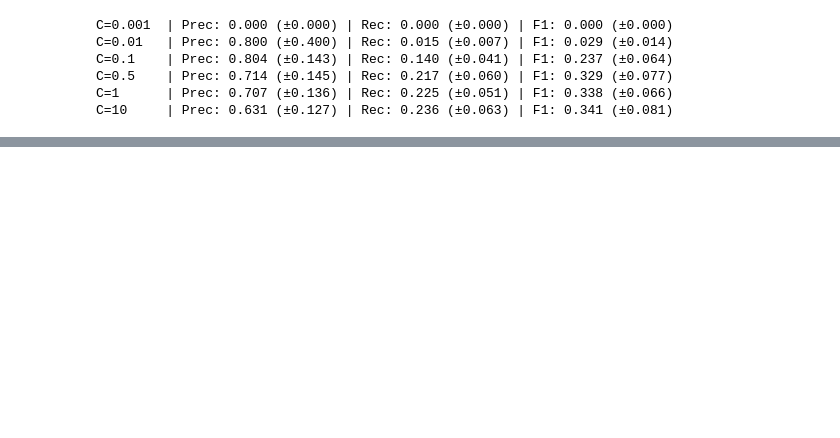
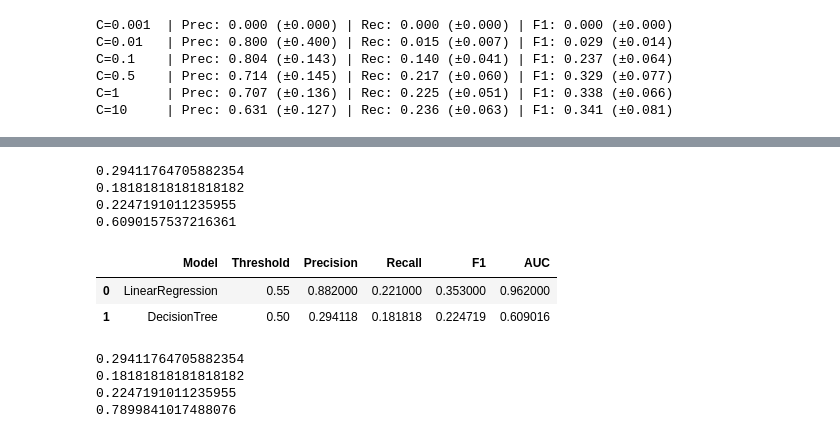
Before and after one commit to MasterGino7/MLZC2026MidTermProject, a Jupyter notebook: Credit Card Fraud Detection.ipynb, the cells around one changed output, grey strips where cells are left out. Saved outputs shown, nothing was run; the diff lists cells and outputs as text; code cells hidden in the pictures; blank space fills up the shorter version.

```diff
--- a/Credit Card Fraud Detection.ipynb
+++ b/Credit Card Fraud Detection.ipynb
@@ -468,0 +612,23 @@ C=10     | Prec: 0.631 (±0.127) | Rec: 0.236 (±0.063) | F1: 0.341 (±0.081)
+# %%
+y_pred = dt.predict(X_val_final)
+print(precision_score(y_val, y_pred, zero_division=0))
+print(recall_score(y_val, y_pred,zero_division=0))
+print(f1_score(y_val, y_pred,zero_division=0))
+print(roc_auc_score(y_val, dt.predict_proba(X_val_final)[:,1]))
+# %% [output]
+0.29411764705882354
+0.18181818181818182
+0.2247191011235955
+0.6090157537216361
+# %%
+ModelResults.loc[len(ModelResults)] = ['DecisionTree', 0.50,
+                                       precision_score(y_val, y_pred, zero_division=0),
+                                       recall_score(y_val, y_pred,zero_division=0),
+                                       f1_score(y_val, y_pred,zero_division=0),
+                                       roc_auc_score(y_val, dt.predict_proba(X_val_final)[:,1])]
+# %%
+ModelResults
+# %% [output]
+|  | Model | Threshold | Precision | Recall | F1 | AUC |
+| 0 | LinearRegression | 0.55 | 0.882000 | 0.221000 | 0.353000 | 0.962000 |
+| 1 | DecisionTree | 0.50 | 0.294118 | 0.181818 | 0.224719 | 0.609016 |
@@ -468,0 +646,13 @@ C=10     | Prec: 0.631 (±0.127) | Rec: 0.236 (±0.063) | F1: 0.341 (±0.081)
+# %%
+rf = RandomForestClassifier(n_estimators=10, random_state=1)
+rf.fit(X_train_final, y_train)
+y_pred = dt.predict(X_val_final)
+print(precision_score(y_val, y_pred, zero_division=0))
+print(recall_score(y_val, y_pred,zero_division=0))
+print(f1_score(y_val, y_pred,zero_division=0))
+print(roc_auc_score(y_val, rf.predict_proba(X_val_final)[:,1]))
+# %% [output]
+0.29411764705882354
+0.18181818181818182
+0.2247191011235955
+0.7899841017488076
```
Also changed, not shown: parts of 21 cells of this notebook.
